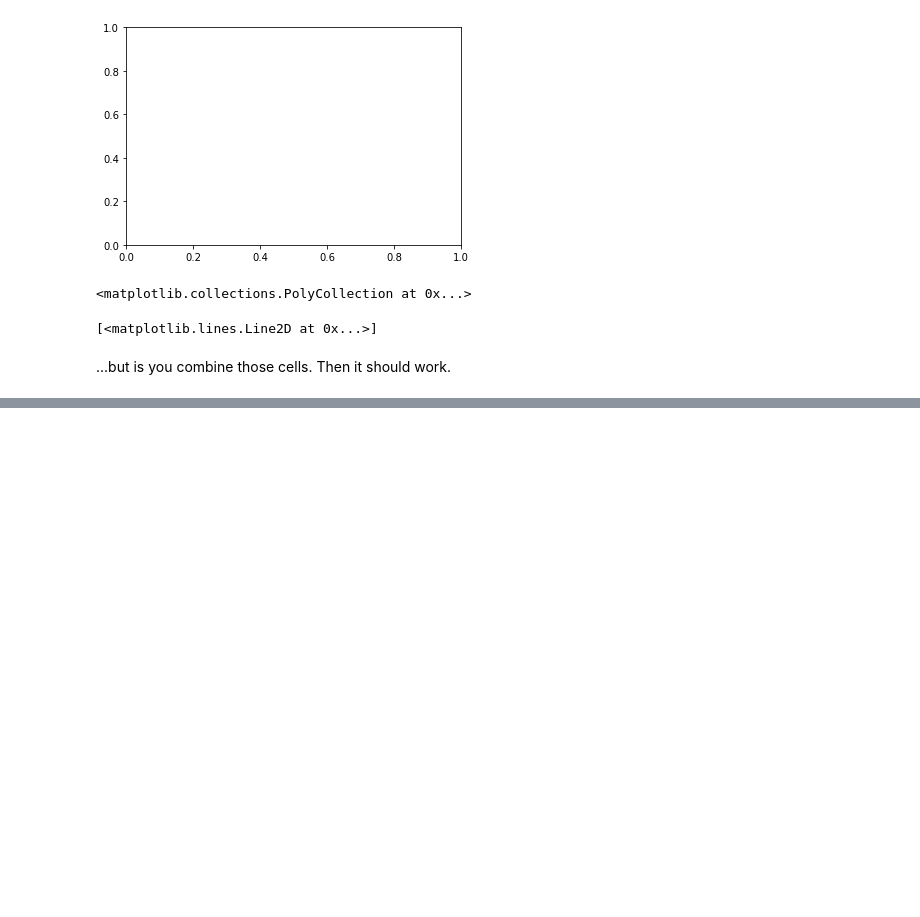
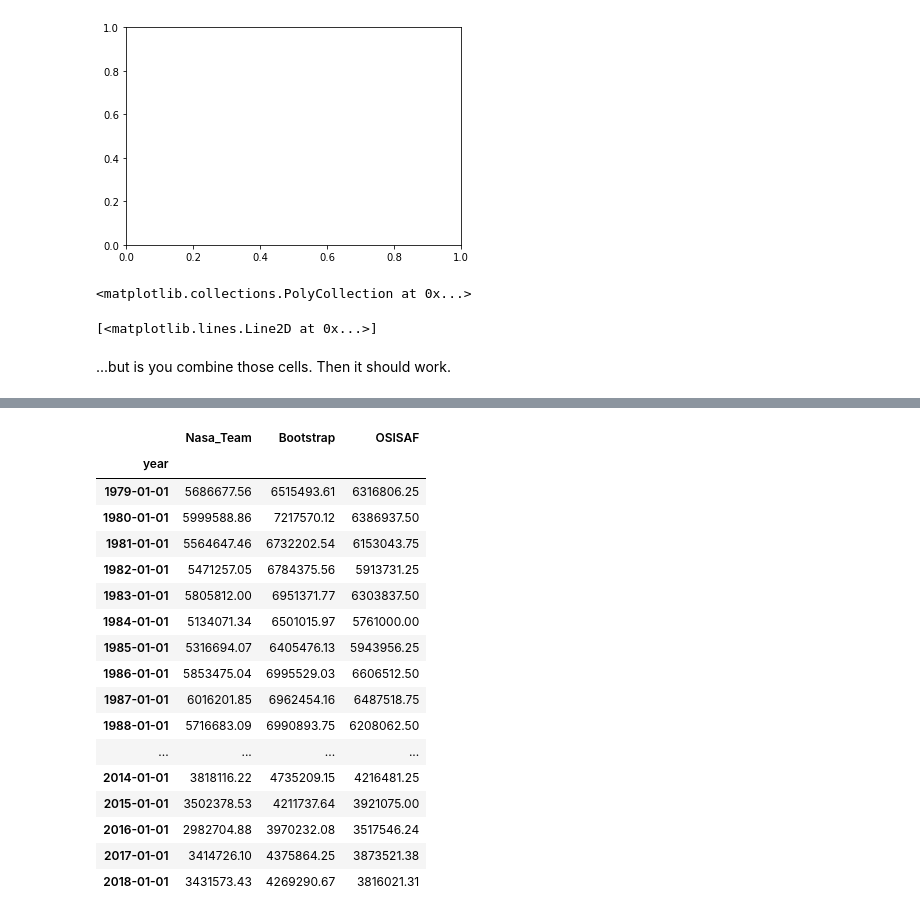
Before and after one commit to andypbarrett/Examples, a Jupyter notebook: notebooks/plotting_issues.ipynb, the cells around one changed output, grey strips where cells are left out. Drawn from its saved outputs; the diff is of its cells as text; code cells hidden in the pictures; blank space fills up the shorter version.

```diff
--- a/notebooks/plotting_issues.ipynb
+++ b/notebooks/plotting_issues.ipynb
@@ -56,0 +66,22 @@ ax.xaxis.set_major_formatter(ScalarFormatter(useOffset=False))
+# %%
+sia_df = pd.read_csv('SIA_nh_September_1979_2018.csv', header=0, skiprows=1, index_col=0, parse_dates=True)
+sia_df
+# %% [output]
+|  | Nasa_Team | Bootstrap | OSISAF |
+| year |  |  |  |
+| 1979-01-01 | 5686677.56 | 6515493.61 | 6316806.25 |
+| 1980-01-01 | 5999588.86 | 7217570.12 | 6386937.50 |
+| 1981-01-01 | 5564647.46 | 6732202.54 | 6153043.75 |
+| 1982-01-01 | 5471257.05 | 6784375.56 | 5913731.25 |
+| 1983-01-01 | 5805812.00 | 6951371.77 | 6303837.50 |
+| 1984-01-01 | 5134071.34 | 6501015.97 | 5761000.00 |
+| 1985-01-01 | 5316694.07 | 6405476.13 | 5943956.25 |
+| 1986-01-01 | 5853475.04 | 6995529.03 | 6606512.50 |
+| 1987-01-01 | 6016201.85 | 6962454.16 | 6487518.75 |
+| 1988-01-01 | 5716683.09 | 6990893.75 | 6208062.50 |
+| ... | ... | ... | ... |
+| 2014-01-01 | 3818116.22 | 4735209.15 | 4216481.25 |
+| 2015-01-01 | 3502378.53 | 4211737.64 | 3921075.00 |
+| 2016-01-01 | 2982704.88 | 3970232.08 | 3517546.24 |
+| 2017-01-01 | 3414726.10 | 4375864.25 | 3873521.38 |
+| 2018-01-01 | 3431573.43 | 4269290.67 | 3816021.31 |
```
Also changed, not shown: parts of 10 cells of this notebook, 1 other file.
